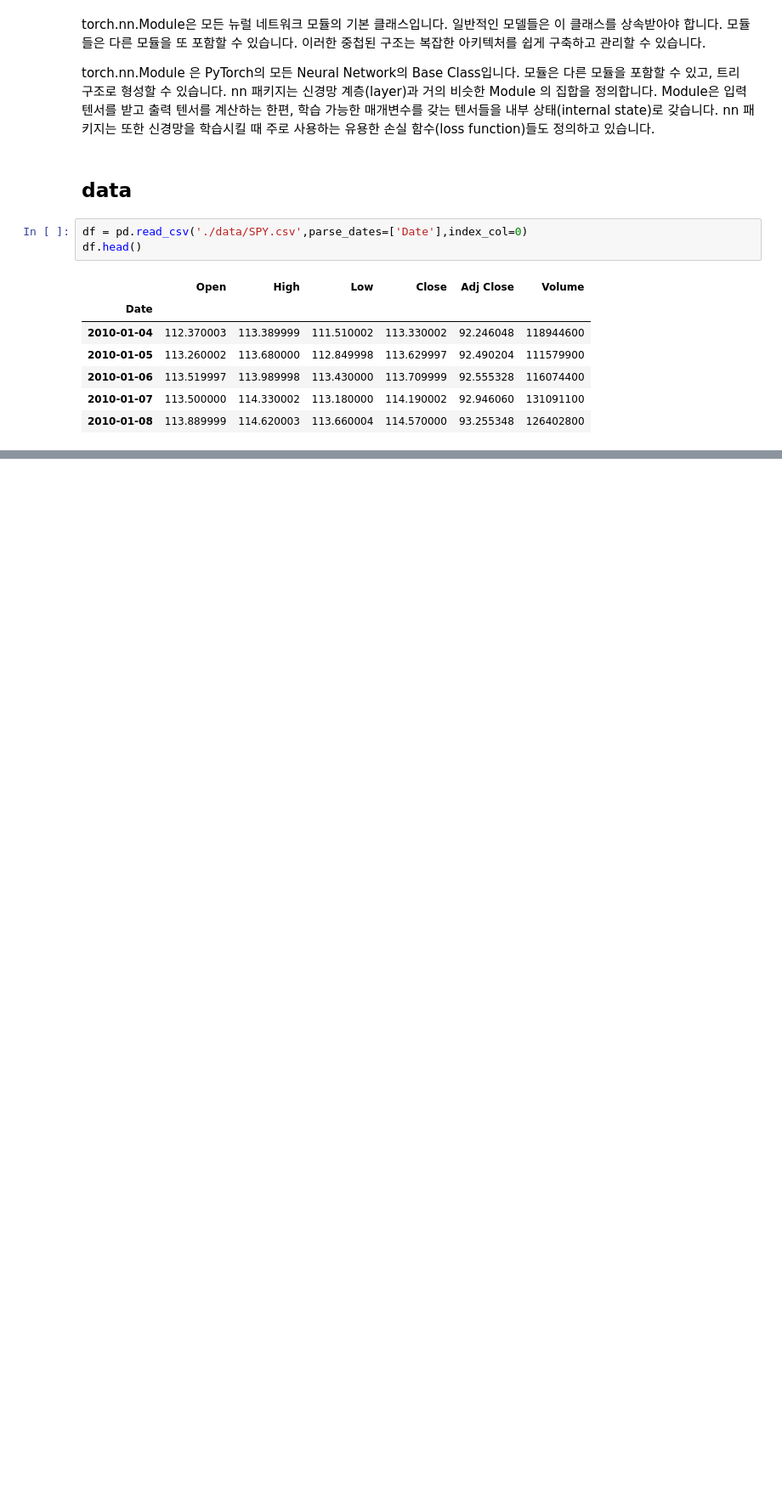
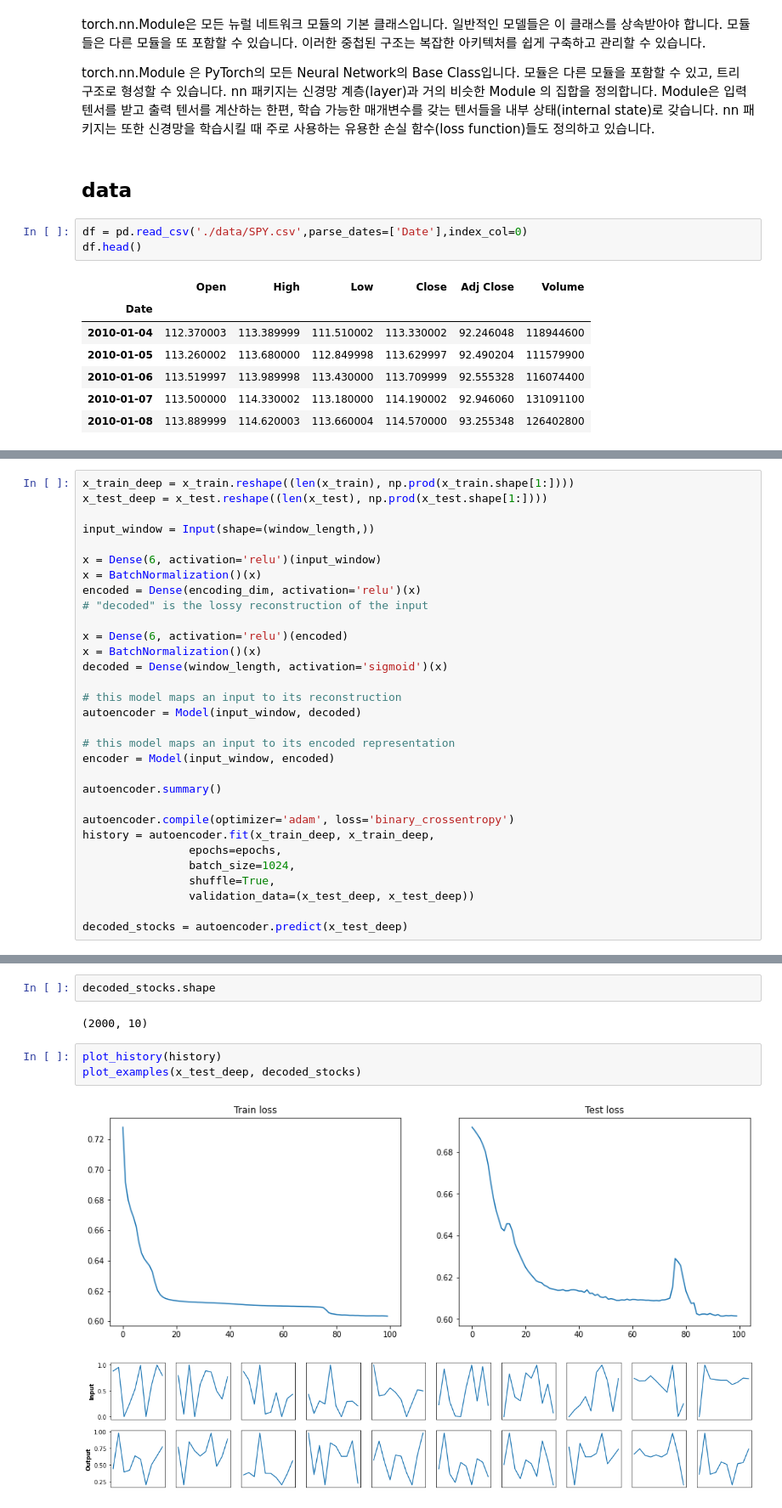
Before and after one commit to 21ckwj/Data-Analysis, a Jupyter notebook: blog용/AutoEncoder_smoothing.ipynb, the cells around one changed output, grey strips where cells are left out. Shown: that part at 85% size. Cells and saved outputs as stored; diff of their text form; blank space fills up the shorter version.

```diff
--- a/blog용/AutoEncoder_smoothing.ipynb
+++ b/blog용/AutoEncoder_smoothing.ipynb
@@ -135,0 +258,31 @@ model.summary()
+# %%
+x_train_deep = x_train.reshape((len(x_train), np.prod(x_train.shape[1:])))
+x_test_deep = x_test.reshape((len(x_test), np.prod(x_test.shape[1:])))
+
+input_window = Input(shape=(window_length,))
+
+x = Dense(6, activation='relu')(input_window)
+x = BatchNormalization()(x)
+encoded = Dense(encoding_dim, activation='relu')(x)
+# "decoded" is the lossy reconstruction of the input
+
+x = Dense(6, activation='relu')(encoded)
+x = BatchNormalization()(x)
+decoded = Dense(window_length, activation='sigmoid')(x)
+
+# this model maps an input to its reconstruction
+autoencoder = Model(input_window, decoded)
+
+# this model maps an input to its encoded representation
+encoder = Model(input_window, encoded)
+
+autoencoder.summary()
+
+autoencoder.compile(optimizer='adam', loss='binary_crossentropy')
+history = autoencoder.fit(x_train_deep, x_train_deep,
+                epochs=epochs,
+                batch_size=1024,
+                shuffle=True,
+                validation_data=(x_test_deep, x_test_deep))
+
+decoded_stocks = autoencoder.predict(x_test_deep)
@@ -135,0 +307,10 @@ model.summary()
+# %%
+decoded_stocks.shape
+# %% [output]
+(2000, 10)
+# %%
+plot_history(history)
+plot_examples(x_test_deep, decoded_stocks)
+# %% [output]
+[figure, added]
+[figure, added]
```
Also changed, not shown: parts of 32 cells of this notebook, 2 other files.
